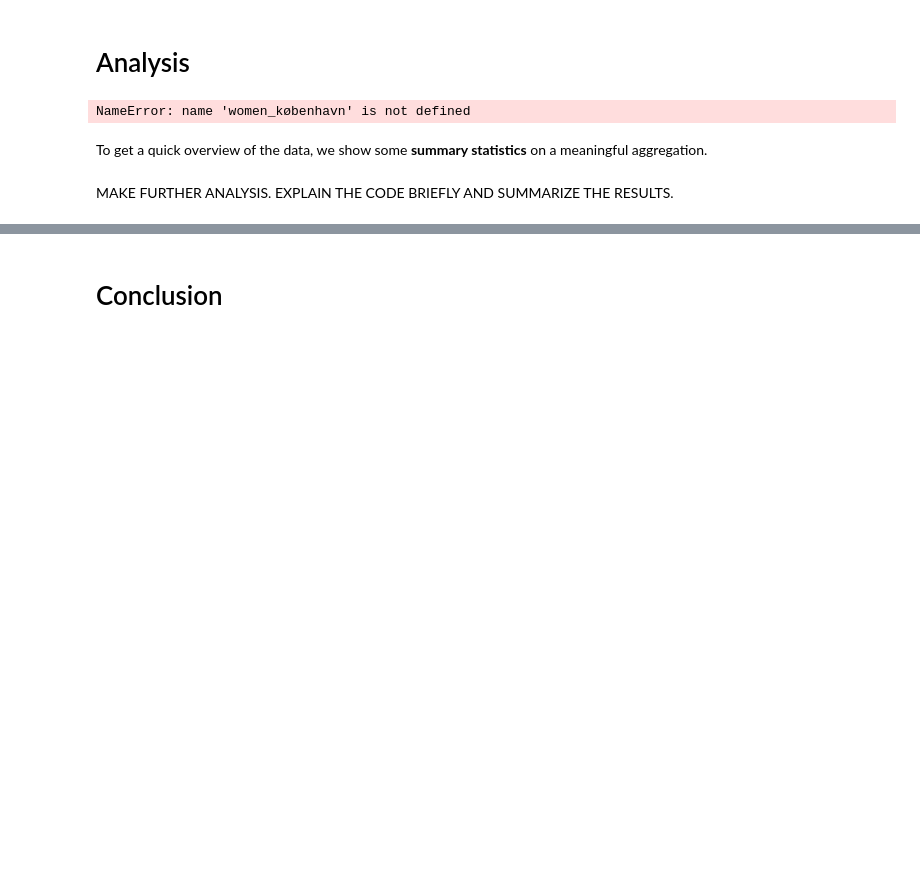
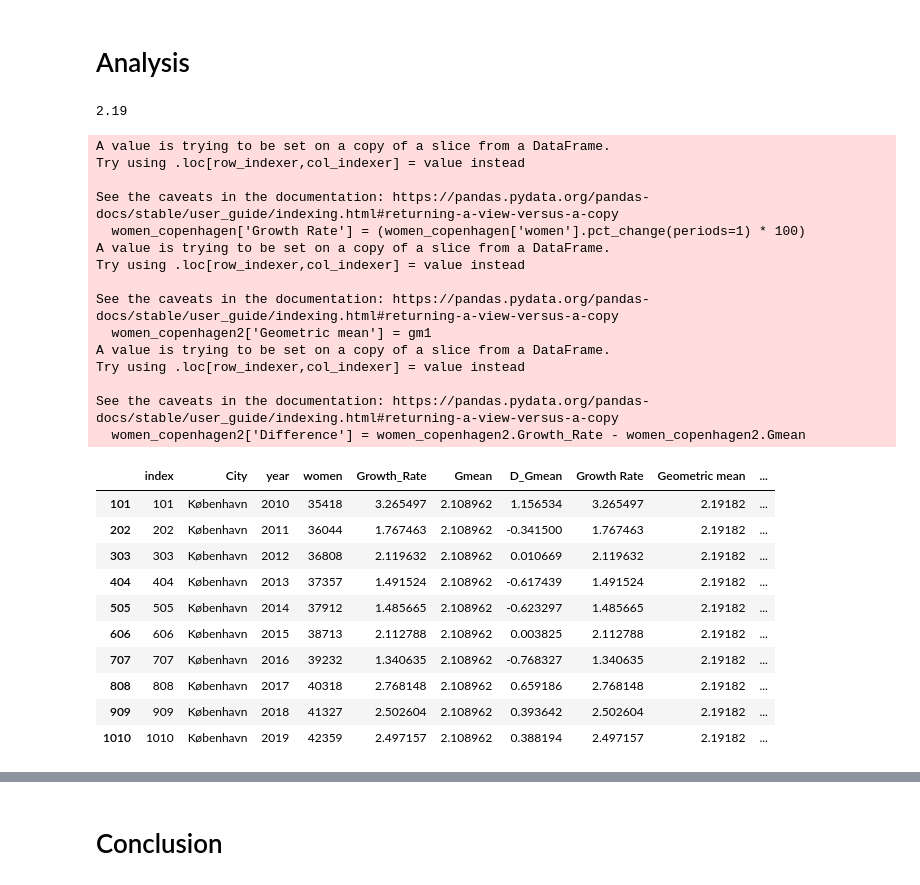
Before and after one commit to julieroddik/projects-2023-mej, a Jupyter notebook: dataproject/dataproject.ipynb, the cells around one changed output, grey strips where cells are left out. Cells and saved outputs as stored; diff of their text form; code cells hidden in the pictures; blank space fills up the shorter version.

```diff
--- a/dataproject/dataproject.ipynb
+++ b/dataproject/dataproject.ipynb
@@ -261,22 +267,43 @@ join_long.sort_values(['Year', 'City'], ignore_index=True)
 2678 rows × 4 columns
 # %% [markdown]
 # Analysis
-# %%
-# We calculate the growthrate and the geometric mean
-women_københavn['Growth_Rate'] = (women_københavn['women'].pct_change(periods=1) * 100)
-def g_mean(x):
-    a = np.log(x)
-    return np.exp(a.mean())
-gm1 = g_mean(women_københavn['Growth_Rate'])
-print ("%.2f" % gm1)
-women_københavn['Gmean'] = gm1
-women_københavn['D_Gmean'] = women_københavn.Growth_Rate - women_københavn.Gmean
-women_københavn.head(10)
-
-# SKAL OGSÅ BRUGE LORTE TRANSPONERING
-# %% [output]
-NameError: name 'women_københavn' is not defined
-# %% [markdown]
-To get a quick overview of the data, we show some **summary statistics** on a meaningful aggregation.
-# %% [markdown]
-MAKE FURTHER ANALYSIS. EXPLAIN THE CODE BRIEFLY AND SUMMARIZE THE RESULTS.
+# %%
+# We calculate the growthrate and the geometric mean for women
+women_copenhagen['Growth Rate'] = (women_copenhagen['women'].pct_change(periods=1) * 100)
+
+# We drop the NaN value from the dataset
+women_copenhagen2 = women_copenhagen.tail(-1)
+
+gm1 = (gmean(women_copenhagen2['Growth Rate'] / 100 + 1)-1)*100
+print ("%.2f" % gm1)
+women_copenhagen2['Geometric mean'] = gm1
+women_copenhagen2['Difference'] = women_copenhagen2.Growth_Rate - women_copenhagen2.Gmean
+women_copenhagen2.head(10)
+# %% [output]
+2.19
+A value is trying to be set on a copy of a slice from a DataFrame.
+Try using .loc[row_indexer,col_indexer] = value instead
+
+See the caveats in the documentation: https://pandas.pydata.org/pandas-docs/stable/user_guide/indexing.html#returning-a-view-versus-a-copy
+  women_copenhagen['Growth Rate'] = (women_copenhagen['women'].pct_change(periods=1) * 100)
+A value is trying to be set on a copy of a slice from a DataFrame.
+Try using .loc[row_indexer,col_indexer] = value instead
+
+See the caveats in the documentation: https://pandas.pydata.org/pandas-docs/stable/user_guide/indexing.html#returning-a-view-versus-a-copy
+  women_copenhagen2['Geometric mean'] = gm1
+A value is trying to be set on a copy of a slice from a DataFrame.
+Try using .loc[row_indexer,col_indexer] = value instead
+
+See the caveats in the documentation: https://pandas.pydata.org/pandas-docs/stable/user_guide/indexing.html#returning-a-view-versus-a-copy
+  women_copenhagen2['Difference'] = women_copenhagen2.Growth_Rate - women_copenhagen2.Gmean
+|  | index | City | year | women | Growth_Rate | Gmean | D_Gmean | Growth Rate | Geometric mean | ... |
+| 101 | 101 | København | 2010 | 35418 | 3.265497 | 2.108962 | 1.156534 | 3.265497 | 2.19182 | ... |
+| 202 | 202 | København | 2011 | 36044 | 1.767463 | 2.108962 | -0.341500 | 1.767463 | 2.19182 | ... |
+| 303 | 303 | København | 2012 | 36808 | 2.119632 | 2.108962 | 0.010669 | 2.119632 | 2.19182 | ... |
+| 404 | 404 | København | 2013 | 37357 | 1.491524 | 2.108962 | -0.617439 | 1.491524 | 2.19182 | ... |
+| 505 | 505 | København | 2014 | 37912 | 1.485665 | 2.108962 | -0.623297 | 1.485665 | 2.19182 | ... |
+| 606 | 606 | København | 2015 | 38713 | 2.112788 | 2.108962 | 0.003825 | 2.112788 | 2.19182 | ... |
+| 707 | 707 | København | 2016 | 39232 | 1.340635 | 2.108962 | -0.768327 | 1.340635 | 2.19182 | ... |
+| 808 | 808 | København | 2017 | 40318 | 2.768148 | 2.108962 | 0.659186 | 2.768148 | 2.19182 | ... |
+| 909 | 909 | København | 2018 | 41327 | 2.502604 | 2.108962 | 0.393642 | 2.502604 | 2.19182 | ... |
+| 1010 | 1010 | København | 2019 | 42359 | 2.497157 | 2.108962 | 0.388194 | 2.497157 | 2.19182 | ... |
```
Also changed, not shown: parts of 4 cells of this notebook.
